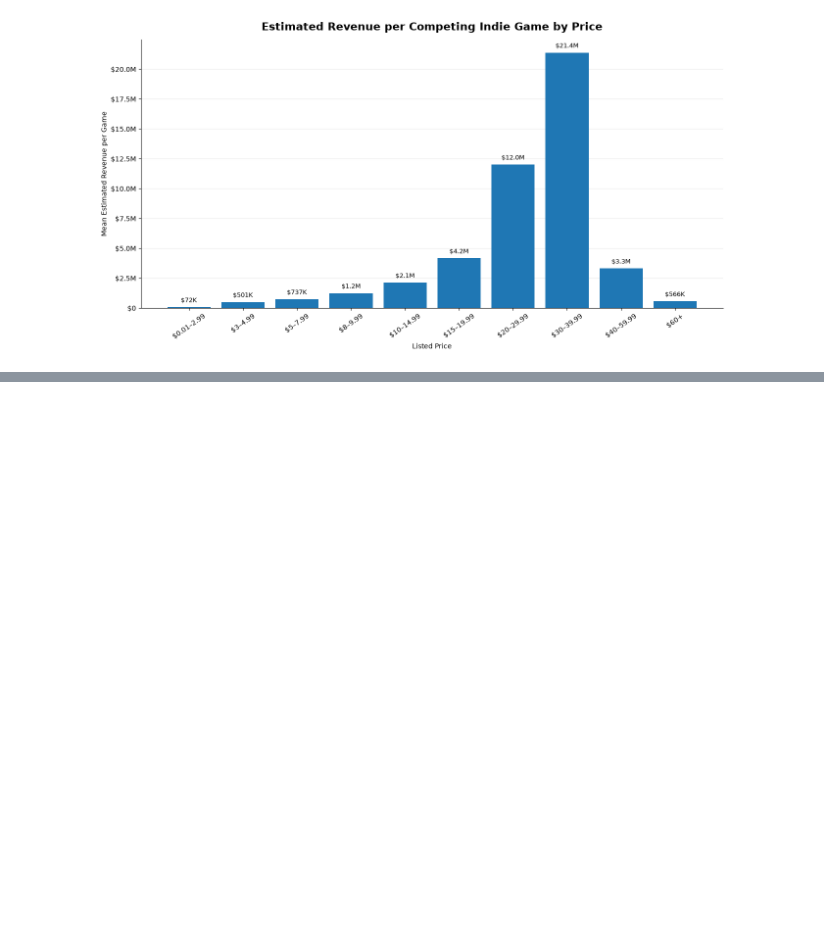
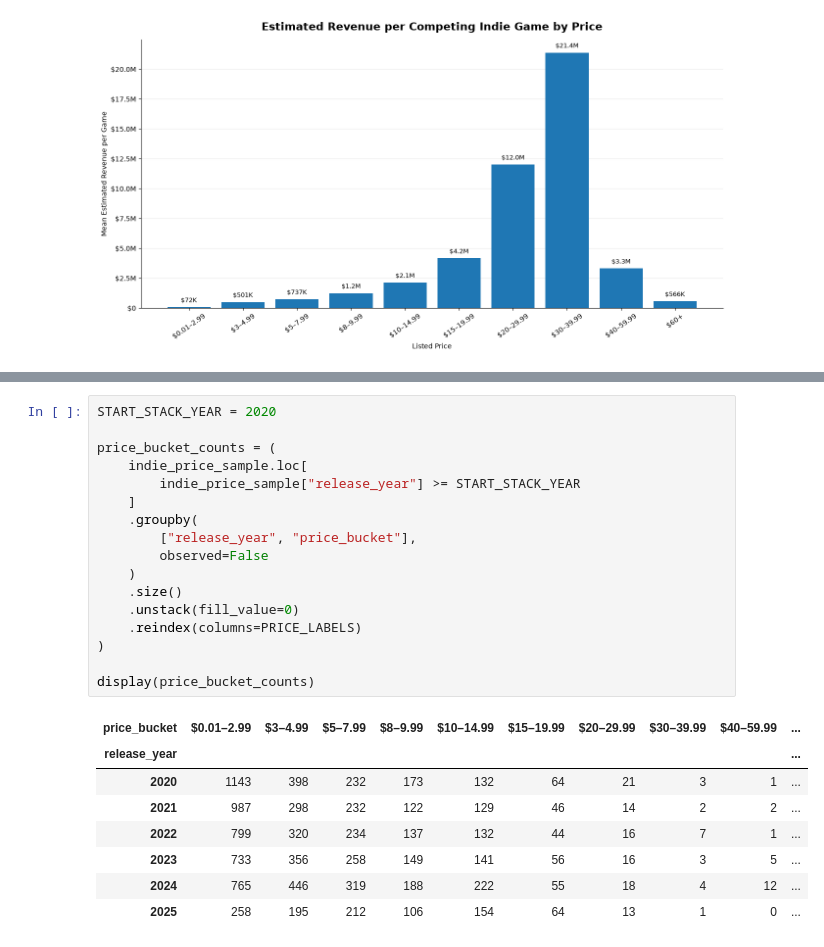
Before and after one commit to IRCSS/Steam-Data-Analyzer, a Jupyter notebook: notebooks/priceAnalysisOne.ipynb, the cells around one changed output, grey strips where cells are left out. Drawn from its saved outputs; the diff is of its cells as text; blank space fills up the shorter version.

```diff
--- a/notebooks/priceAnalysisOne.ipynb
+++ b/notebooks/priceAnalysisOne.ipynb
@@ -1102,0 +1735,26 @@ plt.show()
+# %%
+START_STACK_YEAR = 2020
+
+price_bucket_counts = (
+    indie_price_sample.loc[
+        indie_price_sample["release_year"] >= START_STACK_YEAR
+    ]
+    .groupby(
+        ["release_year", "price_bucket"],
+        observed=False
+    )
+    .size()
+    .unstack(fill_value=0)
+    .reindex(columns=PRICE_LABELS)
+)
+
+display(price_bucket_counts)
+# %% [output]
+| price_bucket | $0.01–2.99 | $3–4.99 | $5–7.99 | $8–9.99 | $10–14.99 | $15–19.99 | $20–29.99 | $30–39.99 | $40–59.99 | ... |
+| release_year |  |  |  |  |  |  |  |  |  | ... |
+| 2020 | 1143 | 398 | 232 | 173 | 132 | 64 | 21 | 3 | 1 | ... |
+| 2021 | 987 | 298 | 232 | 122 | 129 | 46 | 14 | 2 | 2 | ... |
+| 2022 | 799 | 320 | 234 | 137 | 132 | 44 | 16 | 7 | 1 | ... |
+| 2023 | 733 | 356 | 258 | 149 | 141 | 56 | 16 | 3 | 5 | ... |
+| 2024 | 765 | 446 | 319 | 188 | 222 | 55 | 18 | 4 | 12 | ... |
+| 2025 | 258 | 195 | 212 | 106 | 154 | 64 | 13 | 1 | 0 | ... |
```
Also changed, not shown: parts of 11 cells of this notebook, 10 other files.
